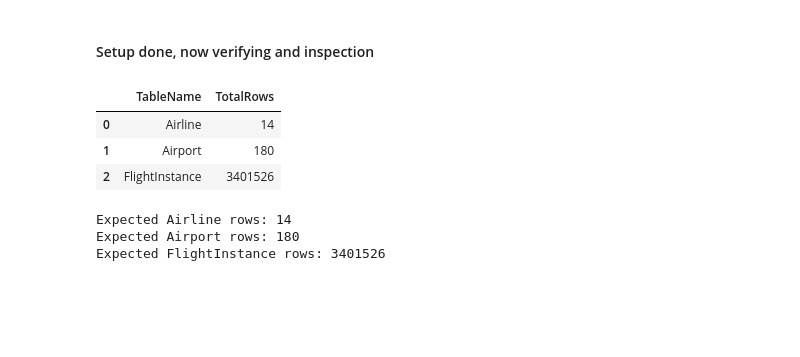
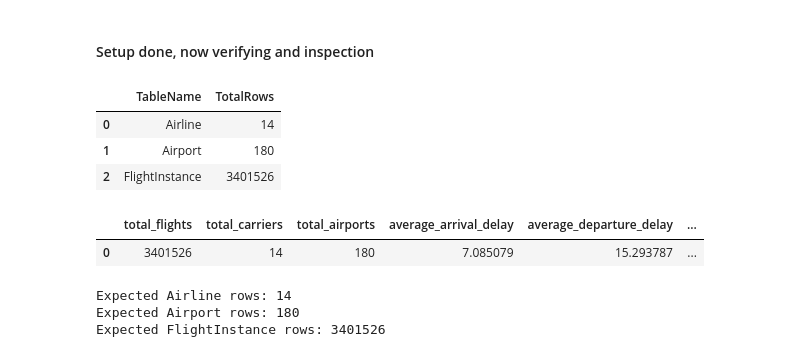
Before and after one commit to TheLancelot/airline-ontime-analysis, a Jupyter notebook: src/db_setup/init.ipynb, the cells around one changed output. Saved outputs shown, nothing was run; the diff lists cells and outputs as text; code cells hidden in the pictures; blank space fills up the shorter version.

Commit message:
update the dashboard, precompute static values by running query once

```diff
--- a/src/db_setup/init.ipynb
+++ b/src/db_setup/init.ipynb
@@ -934,6 +931,30 @@ display(counts_df)
 | 0 | Airline | 14 |
 | 1 | Airport | 180 |
 | 2 | FlightInstance | 3401526 |
+# %%
+metrics=run_query(
+            """
+            SELECT
+                COUNT_BIG(*) AS total_flights,
+                (SELECT COUNT_BIG(*) FROM dbo.Airline) AS total_carriers,
+                (SELECT COUNT_BIG(*) FROM dbo.Airport) AS total_airports,
+                AVG(CAST(arrival_delay_minutes AS FLOAT)) AS average_arrival_delay,
+                AVG(CAST(departure_delay_minutes AS FLOAT)) AS average_departure_delay,
+                AVG(
+                    CASE
+                        WHEN arrival_delay_minutes IS NOT NULL
+                        THEN CASE WHEN arrival_delay_minutes <= 15 THEN 1.0 ELSE 0.0 END
+                    END
+                ) * 100.0 AS on_time_arrival_percentage
+            FROM dbo.FlightInstance
+            """,
+            database="AirlinesProject"
+        )
+
+display(metrics)
+# %% [output]
+|  | total_flights | total_carriers | total_airports | average_arrival_delay | average_departure_delay | ... |
+| 0 | 3401526 | 14 | 180 | 7.085079 | 15.293787 | ... |
 # %%
 print("Expected Airline rows:", len(airlines))
 print("Expected Airport rows:", len(airports))
```
Also changed, not shown: parts of 2 cells of this notebook, 8 other files.
